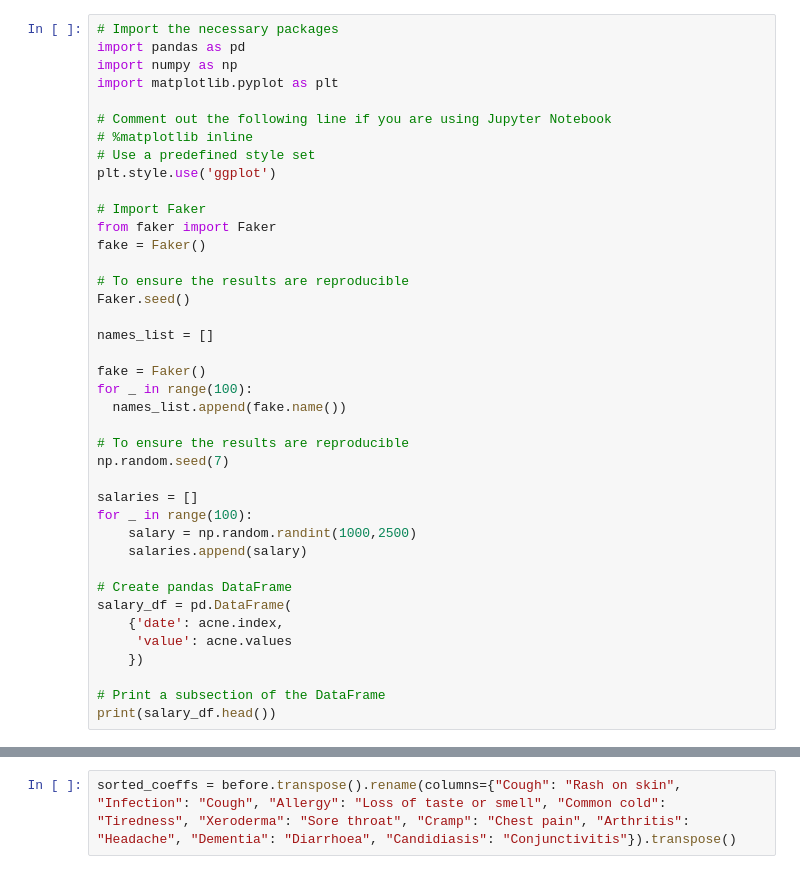
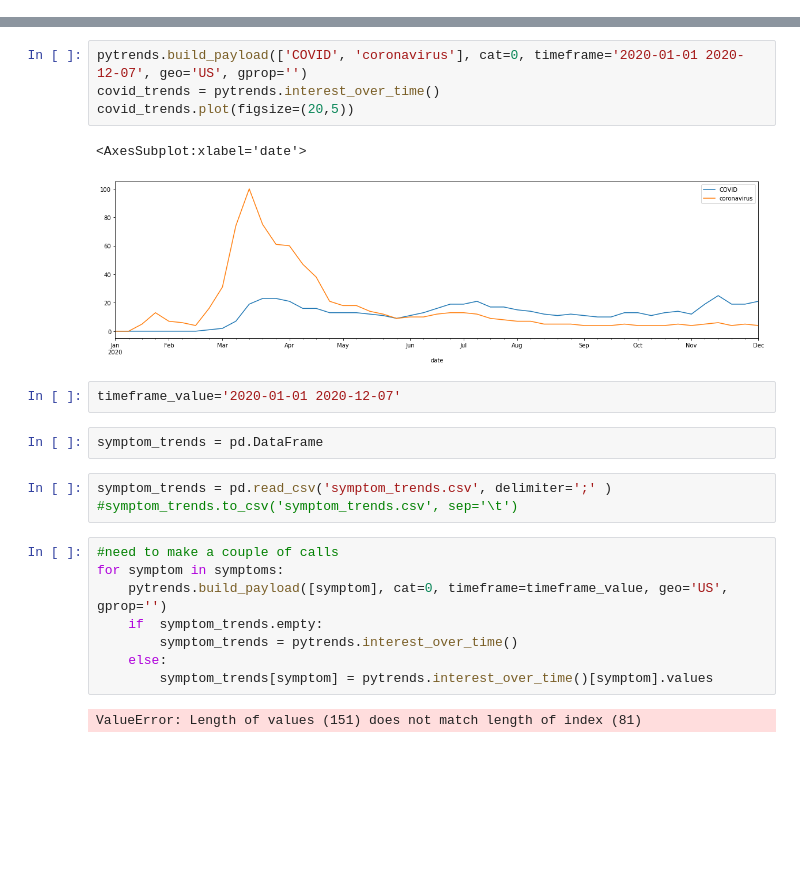
Before and after one commit to mopkoff/disease-trends, a Jupyter notebook: Untitled.ipynb, the cells around one changed output, grey strips where cells are left out. Saved outputs shown, nothing was run; the diff lists cells and outputs as text; blank space fills up the shorter version.

```diff
--- a/Untitled.ipynb
+++ b/Untitled.ipynb
@@ -197,40 +40,0 @@ array([ 9.35697368,  9.20802632,  9.34157895,  9.06539474,  9.40335526,
-# %%
-# Import the necessary packages
-import pandas as pd
-import numpy as np
-import matplotlib.pyplot as plt
-
-# Comment out the following line if you are using Jupyter Notebook
-# %matplotlib inline
-# Use a predefined style set
-plt.style.use('ggplot')
-
-# Import Faker
-from faker import Faker
-fake = Faker()
-
-# To ensure the results are reproducible
-Faker.seed()
-
-names_list = []
-
-fake = Faker()
-for _ in range(100):
-  names_list.append(fake.name())
-
-# To ensure the results are reproducible
-np.random.seed(7)
-
-salaries = []
-for _ in range(100):
-    salary = np.random.randint(1000,2500)
-    salaries.append(salary)
-
-# Create pandas DataFrame
-salary_df = pd.DataFrame(
-    {'date': acne.index,
-     'value': acne.values
-    })
-
-# Print a subsection of the DataFrame
-print(salary_df.head())
@@ -410,2 +41,24 @@ before
-# %%
-sorted_coeffs = before.transpose().rename(columns={"Cough": "Rash on skin", "Infection": "Cough", "Allergy": "Loss of taste or smell", "Common cold": "Tiredness", "Xeroderma": "Sore throat", "Cramp": "Chest pain", "Arthritis": "Headache", "Dementia": "Diarrhoea", "Candidiasis": "Conjunctivitis"}).transpose()
+# %%
+pytrends.build_payload(['COVID', 'coronavirus'], cat=0, timeframe='2020-01-01 2020-12-07', geo='US', gprop='')
+covid_trends = pytrends.interest_over_time()
+covid_trends.plot(figsize=(20,5))
+# %% [output]
+<AxesSubplot:xlabel='date'>
+[figure, added]
+# %%
+timeframe_value='2020-01-01 2020-12-07'
+# %%
+symptom_trends = pd.DataFrame
+# %%
+symptom_trends = pd.read_csv('symptom_trends.csv', delimiter=';' )
+#symptom_trends.to_csv('symptom_trends.csv', sep='\t')
+# %%
+#need to make a couple of calls
+for symptom in symptoms:
+    pytrends.build_payload([symptom], cat=0, timeframe=timeframe_value, geo='US', gprop='')
+    if  symptom_trends.empty:
+        symptom_trends = pytrends.interest_over_time()
+    else:
+        symptom_trends[symptom] = pytrends.interest_over_time()[symptom].values
+# %% [output]
+ValueError: Length of values (151) does not match length of index (81)
```
Also changed, not shown: parts of 54 cells of this notebook, 4 other files.
